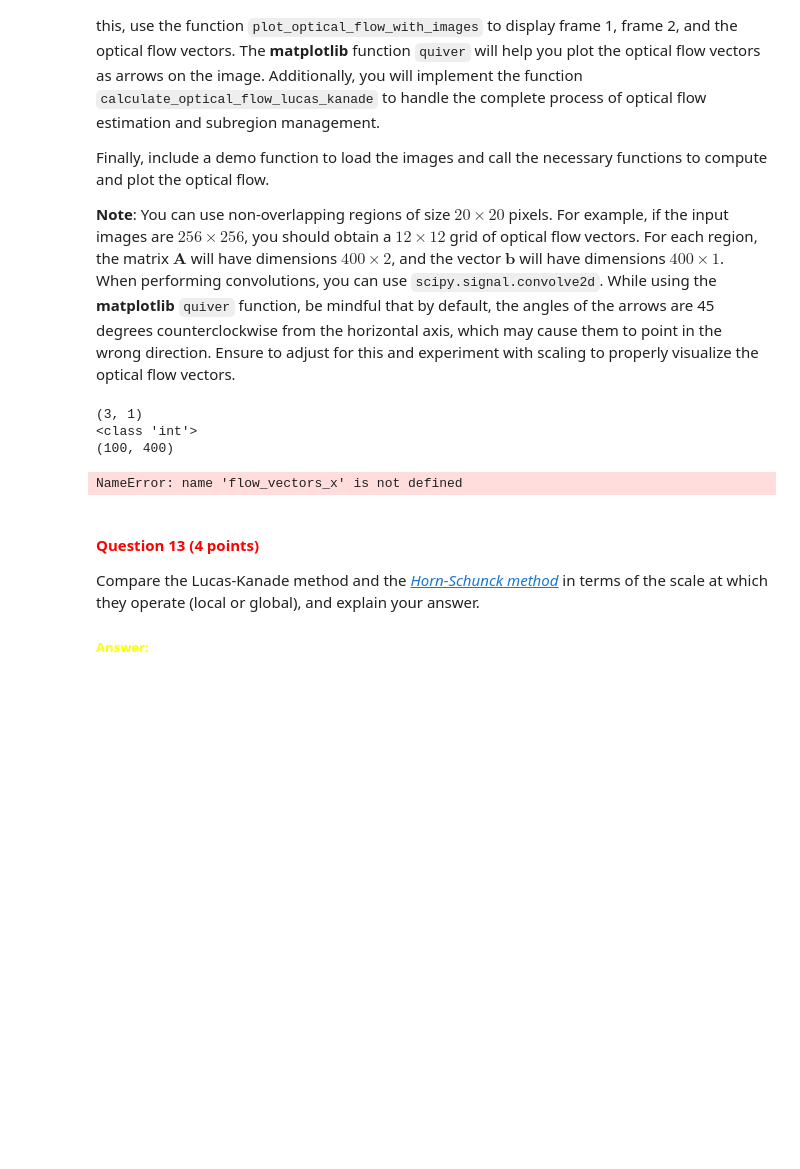
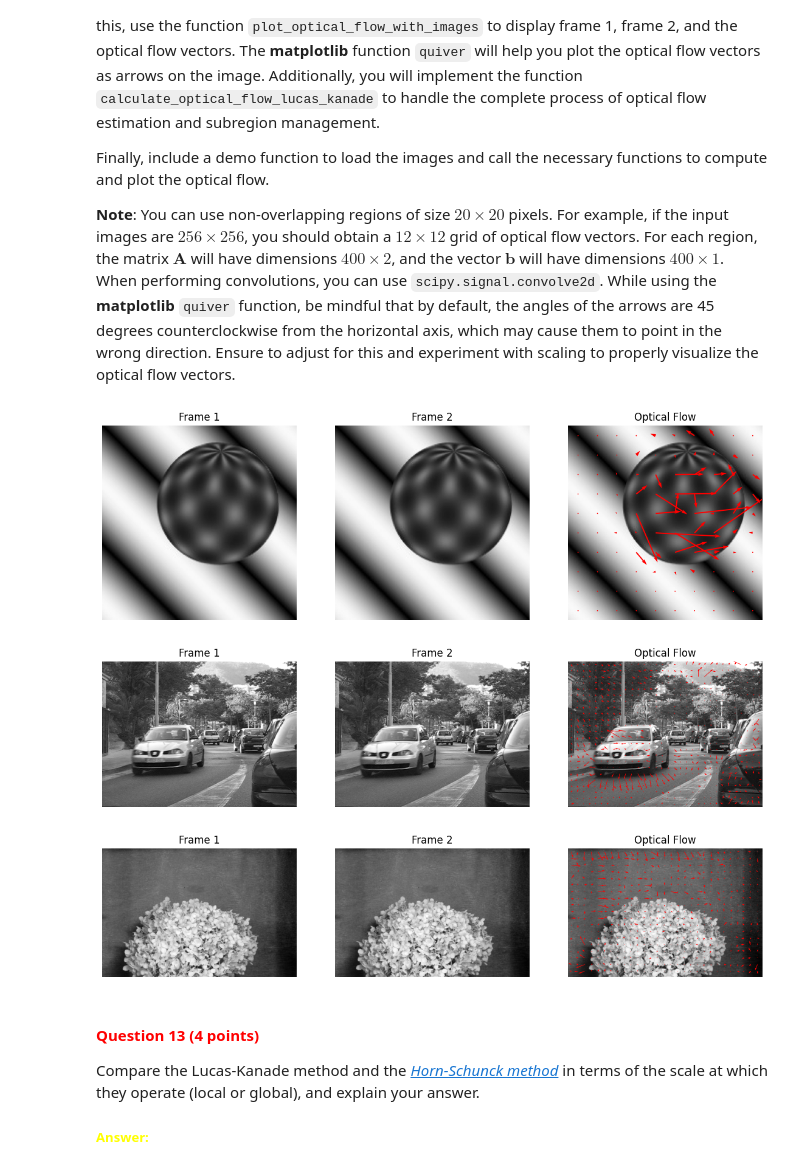
Before and after one commit to Lyadalachanchu/cv1-lab-3, a Jupyter notebook: cv1-lab-3.ipynb, the cells around one changed output. Saved outputs shown, nothing was run; the diff lists cells and outputs as text; code cells hidden in the pictures; blank space fills up the shorter version.

```diff
--- a/cv1-lab-3.ipynb
+++ b/cv1-lab-3.ipynb
@@ -628,21 +627,5 @@ def calculate_optical_flow_for_subregions(subregion_derivatives_x, subregion_der
 
     return flow_vectors_x, flow_vectors_y
-# %%
-###### own cel
-im0 = cv2.imread('./images/sphere1.jpg', cv2.IMREAD_GRAYSCALE)
-im1 = cv2.imread('./images/sphere2.jpg', cv2.IMREAD_GRAYSCALE)
-
-image_derivative_x, image_derivative_y, image_derivative_time = compute_image_derivatives(im0, im1)
-
-subregions_derivative_x, subregions_derivative_y, subregions_derivative_time= calculate_image_subregions(im0, image_derivative_x, image_derivative_y, image_derivative_time, 20)
-np.shape(subregions_derivative_x)
-
-calculate_optical_flow_for_subregions(subregions_derivative_x, subregions_derivative_y, subregions_derivative_time)
-# %% [output]
-(3, 1)
-<class 'int'>
-(100, 400)
-NameError: name 'flow_vectors_x' is not defined
 # %%
 def calculate_optical_flow_lucas_kanade(image_time_0, image_time_1, region_size=20):
     """
@@ -680,4 +681,28 @@ def plot_optical_flow_with_images(image_time_0, image_time_1, subregion_centers,
 
     # YOUR CODE HERE
 
+    subregion_centers = np.array(subregion_centers)
+    subregion_centers_x = subregion_centers[:, 1]
+    subregion_centers_y = subregion_centers[:, 0]
+    #print(subregion_centers.shape)
+    #print(subregion_centers_x.shape)
+
+
+    fig, ax = plt.subplots(1, 3, figsize=(14, 6))
+
+    ax[0].imshow(image_time_0, cmap='gray')
+    ax[0].set_title('Frame 1')
+    ax[0].axis('off')
+
+    ax[1].imshow(image_time_1, cmap='gray')
+    ax[1].set_title('Frame 2')
+    ax[1].axis('off')
+
+    ax[2].imshow(image_time_1, cmap='gray')
+    ax[2].set_title('Optical Flow')
+    ax[2].axis('off')
+    ax[2].quiver( subregion_centers_x, subregion_centers_y,  flow_vectors_x, flow_vectors_y, color='red', angles='xy', scale_units='xy', scale=0.5)
+
+    plt.show()
+
     return
@@ -686,3 +709,25 @@ def plot_optical_flow_with_images(image_time_0, image_time_1, subregion_centers,
+# %%
+# YOUR CODE HERE
+
+###### own cel
+image_time_0 = cv2.imread('./images/sphere1.jpg', cv2.IMREAD_GRAYSCALE)
+image_time_1 = cv2.imread('./images/sphere2.jpg', cv2.IMREAD_GRAYSCALE)
+subregion_centers, flow_vectors_x, flow_vectors_y= calculate_optical_flow_lucas_kanade(image_time_0, image_time_1, region_size=20)
+plot_optical_flow_with_images(image_time_0, image_time_1, subregion_centers, flow_vectors_x, flow_vectors_y)
+
+image_time_0 = cv2.imread('./images/car1.jpg', cv2.IMREAD_GRAYSCALE)
+image_time_1 = cv2.imread('./images/car2.jpg', cv2.IMREAD_GRAYSCALE)
+subregion_centers, flow_vectors_x, flow_vectors_y= calculate_optical_flow_lucas_kanade(image_time_0, image_time_1, region_size=20)
+plot_optical_flow_with_images(image_time_0, image_time_1, subregion_centers, flow_vectors_x, flow_vectors_y)
+
+image_time_0 = cv2.imread('./images/plant1.jpg', cv2.IMREAD_GRAYSCALE)
+image_time_1 = cv2.imread('./images/plant2.jpg', cv2.IMREAD_GRAYSCALE)
+subregion_centers, flow_vectors_x, flow_vectors_y= calculate_optical_flow_lucas_kanade(image_time_0, image_time_1, region_size=20)
+plot_optical_flow_with_images(image_time_0, image_time_1, subregion_centers, flow_vectors_x, flow_vectors_y)
+# %% [output]
+[figure, added]
+[figure, added]
+[figure, added]
 # %% [markdown]
 <a id="question-13"></a>
 #### <font color='#FF0000'>Question 13 (4 points)</font>
```
Also changed, not shown: parts of 9 cells of this notebook.
